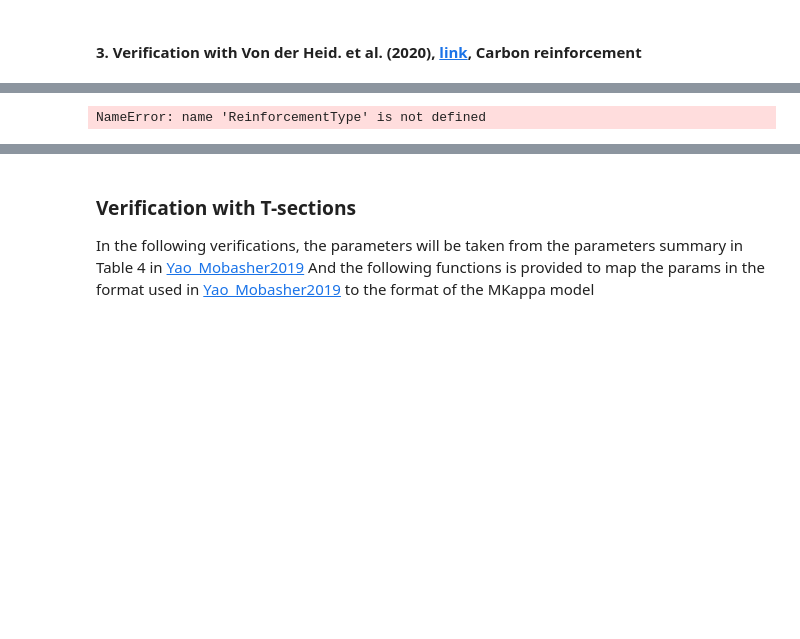
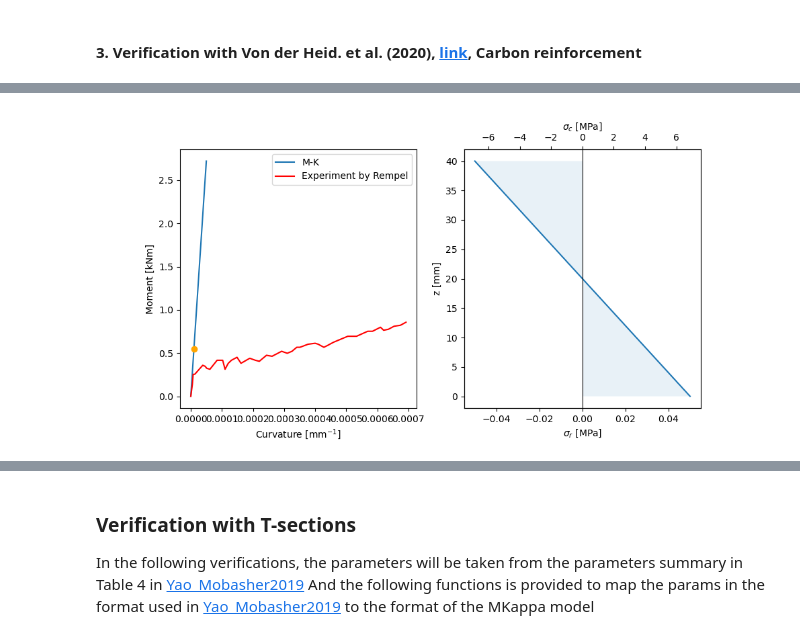
Before and after one commit to rosoba/bmcs_cross_section, a Jupyter notebook: notebooks/mkappa/mkappa_verification.ipynb, the cells around one changed output, grey strips where cells are left out. Drawn from its saved outputs; the diff is of its cells as text; code cells hidden in the pictures; blank space fills up the shorter version.

Commit message:
Zwischenstand Restrukturiereung mkappa_verification.ipynb

```diff
--- a/notebooks/mkappa/mkappa_verification.ipynb
+++ b/notebooks/mkappa/mkappa_verification.ipynb
@@ -369,40 +283,3 @@ VBox(children=(HBox(children=(VBox(children=(Tree(layout=Layout(align_items='str
 # %% [markdown]
 #### 3. Verification with Rempel et al. (2020), https://doi.org/10.1002/best.201900086, AR-Glas reinforcement
 ![Rempel_2018_4-12.jpg](attachment:Rempel_2018_4-12.jpg)
-# %%
-# a)
-excel_file = join('./verification_data/Rem20/Abbildung_4-12', 'rem18_4-12-a.xlsx')
-data = pd.read_excel(excel_file, engine='openpyxl')
-k= data['V4-A3-S1_k'] * 1e-3; m= data['V4-A3-S1_m']; ver_data = [k, m]; plt.plot(k, m, label='V4-A3-S1')
-k1= data['V4-A3-S2_k'] * 1e-3; m1= data['V4-A3-S2_m']; ver_data1 = [k1, m1]; plt.plot(k1, m1, label='V4-A3-S2')
-plt.legend()
-plt.ylabel('Moment [kNm]')
-plt.xlabel('Curvature [mm$^{-1}$]');
-
-
-# V4-A3-S1
-mc = MKappa(n_m=100, n_kappa = 100)
-mc.kappa_slider = 0.000001
-mc.low_kappa = 0
-mc.high_kappa = 50e-6
-mc.reinforcement_type = ReinforcementType.CARBON
-
-map_and_assign_params_for_rectangular_section(mc,
-    beta_tu = 190,  # SUPPOSED because it's missing
-        b = 300,
-        h = 40,
-        E = 34000 ,
-        E_s = 74618, # Kett: 70843
-        f_sy = 1599, #Kett:1590
-        eps_cr = 0.0214, # Ket: 0.0224
-        rho = 0.003,
-        v_f = 0.015,
-        omega = 11.6,
-        psi = 20.9,
-        mu = 0.63,
-        alpha = 0.91,
-        lambda_cu = 26.5)
-
-plot_mk_ver(mc, ver_data1)
-# %% [output]
-NameError: name 'ReinforcementType' is not defined
@@ -442,0 +286,23 @@ plot_mk_ver(mc, ver_data2)
+# %%
+# Leider sieht der Plot nicht aus wie ich erhofft hatte.
+# Ich kann nicht nachvolziehen woher die Werte kommen, aus dem Link konnte ich sie so nicht entnehmen.
+# Deshalb konnte ich S2 nicht vervollständigen.
+
+# a)
+# V4-A3-S1
+ver_data = get_data(element1='./verification_data/Rem20/Abbildung_4-12', xlsx_file='rem18_4-12-a.xlsx', k='V4-A3-S1_k', m='V4-A3-S1_m', k_faktor=1e-3)
+mc = make_mc(high_kappa=50e-6, B=300, H=40,
+           E_cc=34000, E_ct=34000, mu=0.63, eps_cr=0.0214,
+           material_r1='carbon', E_r1=74618, f_t_r1=1599,
+           n_m=100, n_kappa=100, slider=0.000001,
+           rho=0.003, v_f=0.015, omega=11.6, psi=20.9, alpha=0.91, lambda_cu=26.5, beta_tu=190)
+           #beta_tu = 190,  # SUPPOSED because it's missing
+           #E_s = 74618, # Kett: 70843
+           #f_sy = 1599, #Kett:1590
+           #eps_cr = 0.0214, # Kett: 0.0224
+plot_mk_ver(mc, ver_data, test_name='Rempel')
+
+# V4-A3-S2
+ver_data1 = get_data(element1='./verification_data/Rem20/Abbildung_4-12', xlsx_file='rem18_4-12-a.xlsx', k='V4-A3-S2_k', m='V4-A3-S2_m', k_faktor=1e-3)
+# %% [output]
+[figure, added]
```
Also changed, not shown: parts of 16 cells of this notebook.
